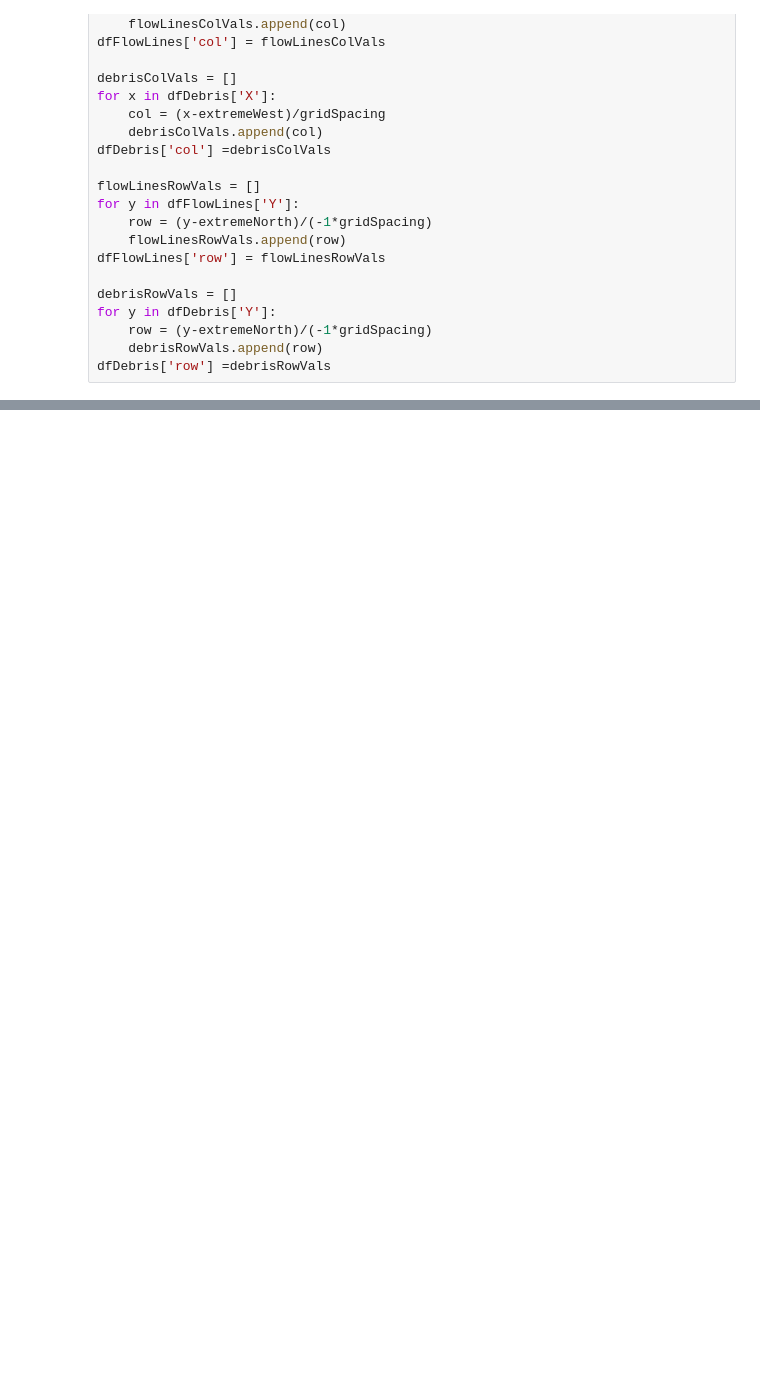
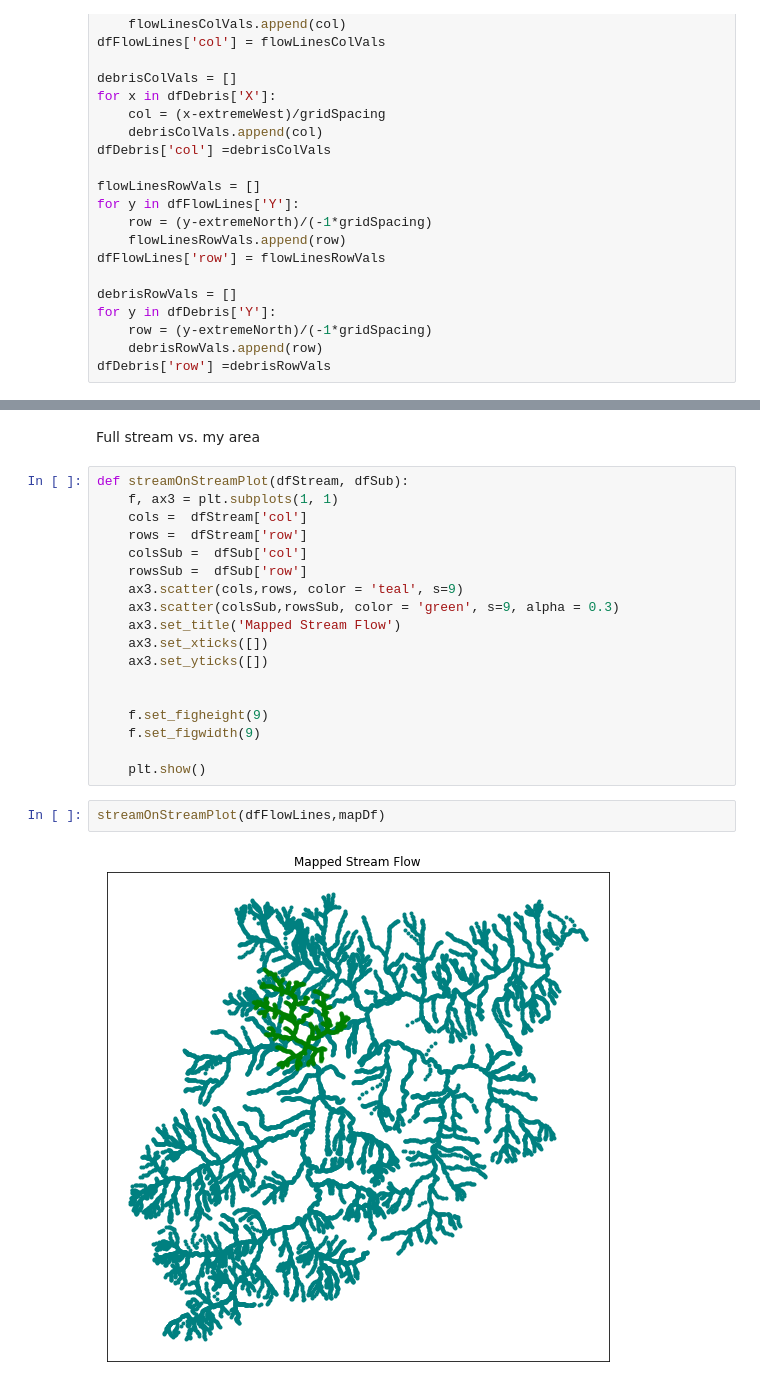
Before and after one commit to slundell123/DHSVM-for-CSDMS, a Jupyter notebook: dimensionlessDischargeModel/graphs.ipynb, the cells around one changed output, grey strips where cells are left out. Saved outputs shown, nothing was run; the diff lists cells and outputs as text; blank space fills up the shorter version.

```diff
--- a/dimensionlessDischargeModel/graphs.ipynb
+++ b/dimensionlessDischargeModel/graphs.ipynb
@@ -390,0 +402,24 @@ print(max(mapDf['row']))
+# %% [markdown]
+Full stream vs. my area
+# %%
+def streamOnStreamPlot(dfStream, dfSub):
+    f, ax3 = plt.subplots(1, 1)
+    cols =  dfStream['col']
+    rows =  dfStream['row']
+    colsSub =  dfSub['col']
+    rowsSub =  dfSub['row']
+    ax3.scatter(cols,rows, color = 'teal', s=9)
+    ax3.scatter(colsSub,rowsSub, color = 'green', s=9, alpha = 0.3)
+    ax3.set_title('Mapped Stream Flow')
+    ax3.set_xticks([])
+    ax3.set_yticks([])
+
+
+    f.set_figheight(9)
+    f.set_figwidth(9)
+
+    plt.show()
+# %%
+streamOnStreamPlot(dfFlowLines,mapDf)
+# %% [output]
+[figure, added]
```
Also changed, not shown: parts of 13 cells of this notebook.
